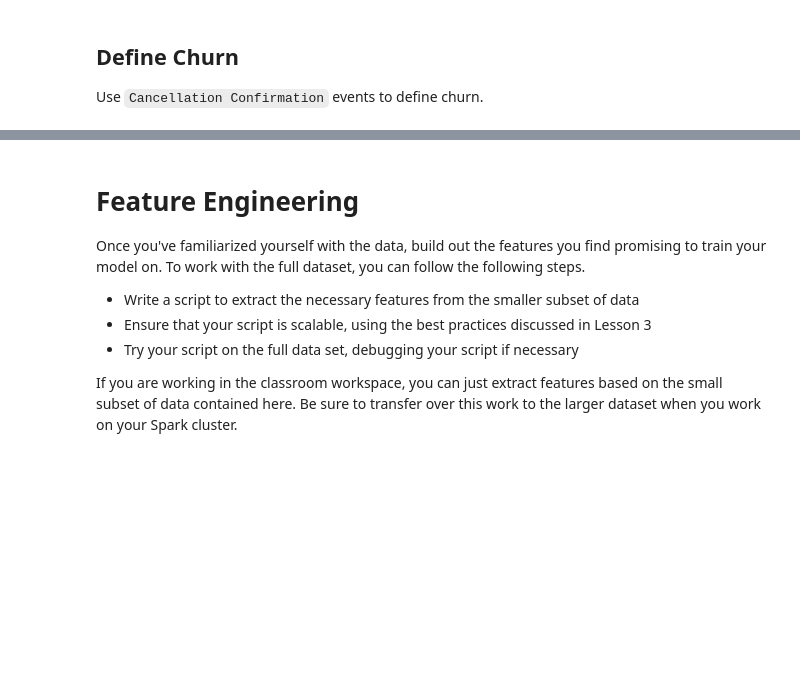
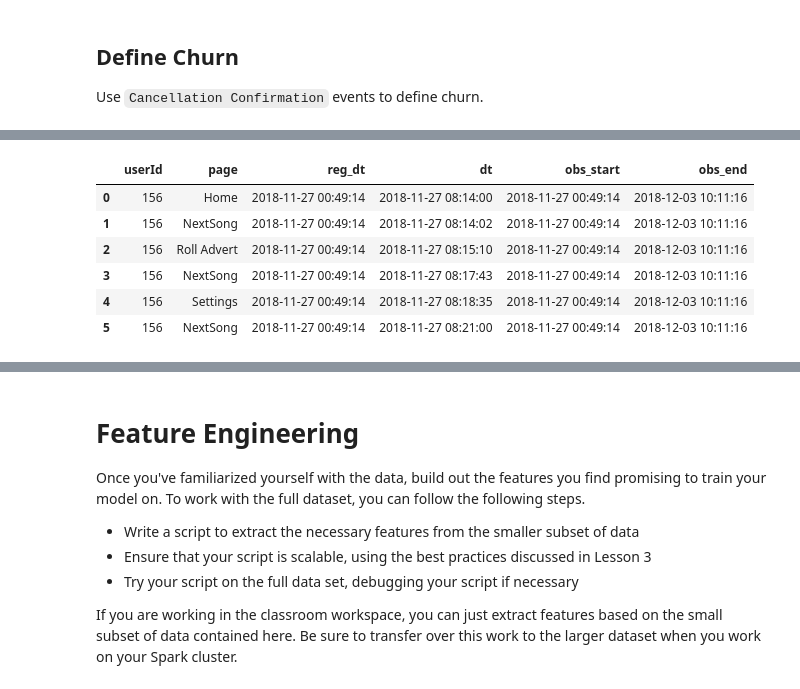
Before and after one commit to silviaclaire/sparkify, a Jupyter notebook: Sparkify.ipynb, the cells around one changed output, grey strips where cells are left out. Saved outputs shown, nothing was run; the diff lists cells and outputs as text; code cells hidden in the pictures; blank space fills up the shorter version.

```diff
--- a/Sparkify.ipynb
+++ b/Sparkify.ipynb
@@ -174,0 +302,12 @@ df = df.withColumn('churn', flag_churn('page'))
+# %%
+# normal case: registration date is before the first log date
+# use registration date for obs_start
+display_user('156')
+# %% [output]
+|  | userId | page | reg_dt | dt | obs_start | obs_end |
+| 0 | 156 | Home | 2018-11-27 00:49:14 | 2018-11-27 08:14:00 | 2018-11-27 00:49:14 | 2018-12-03 10:11:16 |
+| 1 | 156 | NextSong | 2018-11-27 00:49:14 | 2018-11-27 08:14:02 | 2018-11-27 00:49:14 | 2018-12-03 10:11:16 |
+| 2 | 156 | Roll Advert | 2018-11-27 00:49:14 | 2018-11-27 08:15:10 | 2018-11-27 00:49:14 | 2018-12-03 10:11:16 |
+| 3 | 156 | NextSong | 2018-11-27 00:49:14 | 2018-11-27 08:17:43 | 2018-11-27 00:49:14 | 2018-12-03 10:11:16 |
+| 4 | 156 | Settings | 2018-11-27 00:49:14 | 2018-11-27 08:18:35 | 2018-11-27 00:49:14 | 2018-12-03 10:11:16 |
+| 5 | 156 | NextSong | 2018-11-27 00:49:14 | 2018-11-27 08:21:00 | 2018-11-27 00:49:14 | 2018-12-03 10:11:16 |
```
Also changed, not shown: parts of 26 cells of this notebook, 1 other file.
